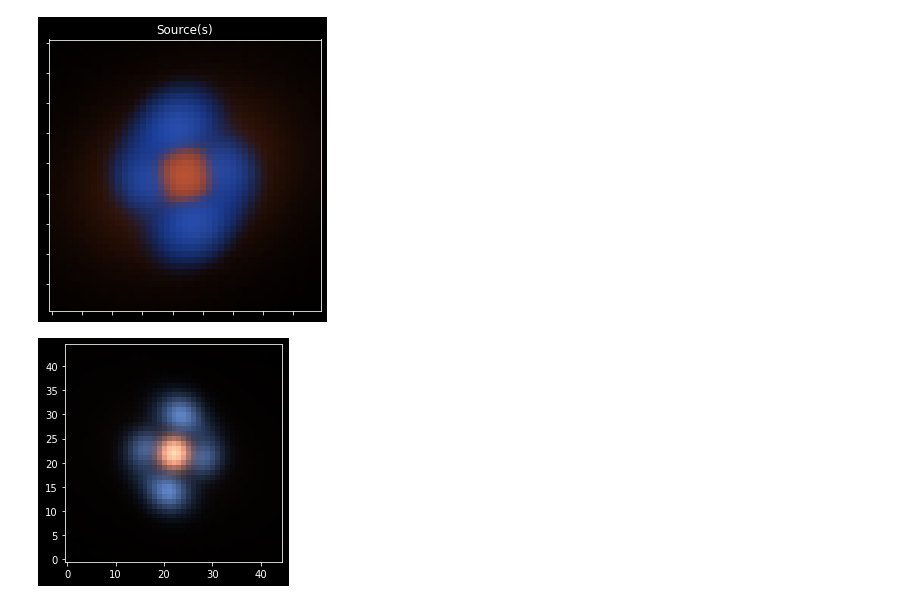
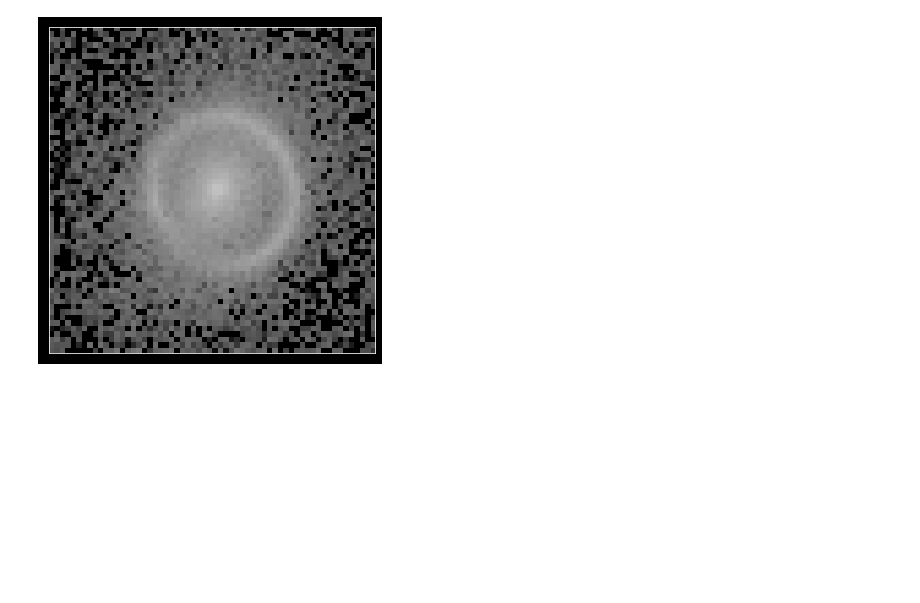
Before and after one commit to JimenaGonzalez/Modeling_Candidates, a Jupyter notebook: Examples/Sim_modeling.ipynb, the cells around one changed output. Cells and saved outputs as stored; diff of their text form; code cells hidden in the pictures; blank space fills up the shorter version.

Commit message:
Fixed obs data and added better simulations

```diff
--- a/Examples/Sim_modeling.ipynb
+++ b/Examples/Sim_modeling.ipynb
@@ -165,5 +123,15 @@ def Simulation():
 # %%
-Simulation()
+# lens light
+kwargs_lens_light_mag_g = {'amp': 16, 'R_sersic': 0.6, 'n_sersic': 2, 'e1': -0.1, 'e2': 0.1, 'center_x': 0.05, 'center_y': 0}
+# source light
+kwargs_source_mag_g  = {'amp': 16, 'R_sersic': 0.1, 'n_sersic': 1, 'e1': -0.1, 'e2': 0.1, 'center_x': 0.1, 'center_y': 0}
+
+kwargs_spemd = {'theta_E': .66, 'center_x': 0.05, 'center_y': 0, 'e1': .07, 'e2': -0.03}  # parameters of the deflector lens model
+kwargs_shear = {'gamma1': 0.0, 'gamma2': -0.05}  # shear values to the source plane
+kwargs_lens = [kwargs_spemd, kwargs_shear]
+
+data_class, image_real = Simulation(kwargs_lens_light_mag_g, kwargs_source_mag_g, kwargs_lens)
+data_class.update_data(image_real)
+kwargs_data['image_data'] = image_real
 # %% [output]
-[figure, old version]
+[figure, new version]
-[figure, removed]
```
Also changed, not shown: parts of 6 cells of this notebook, 1 other file.
